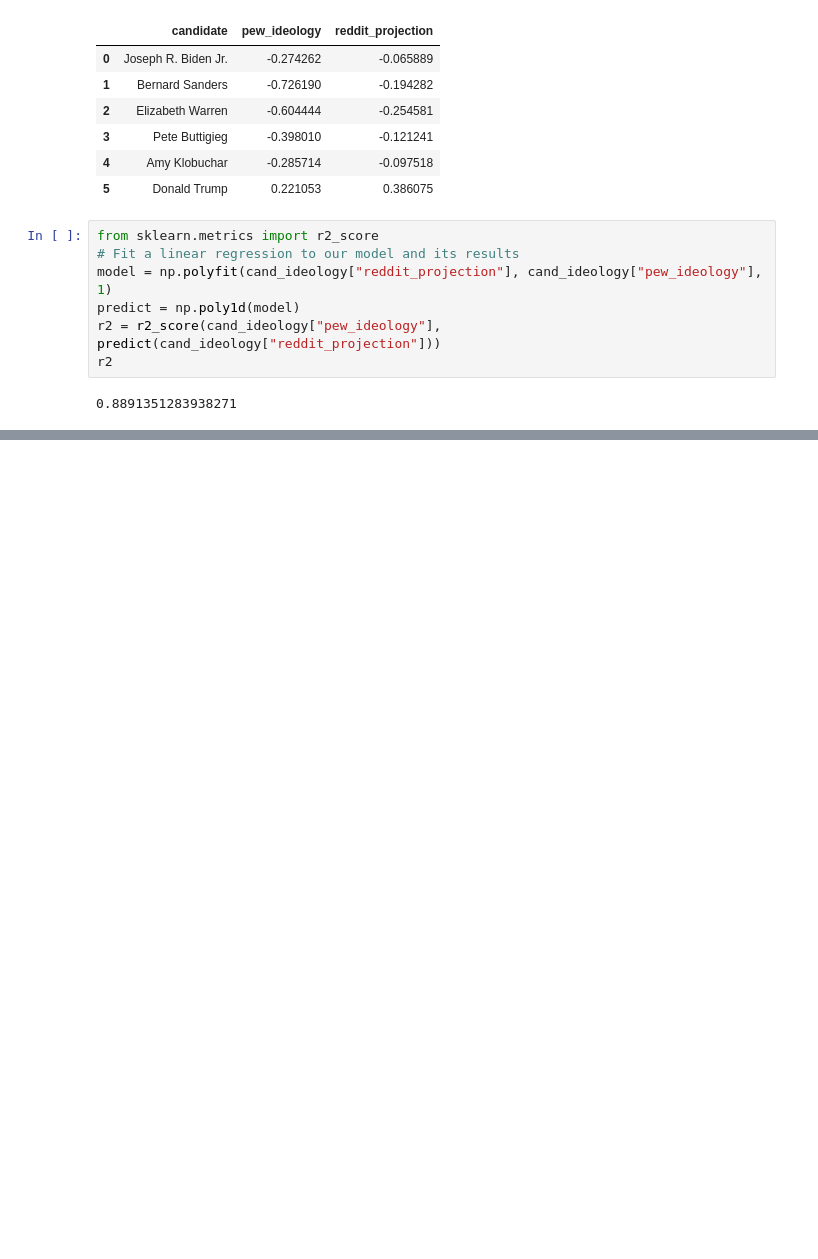
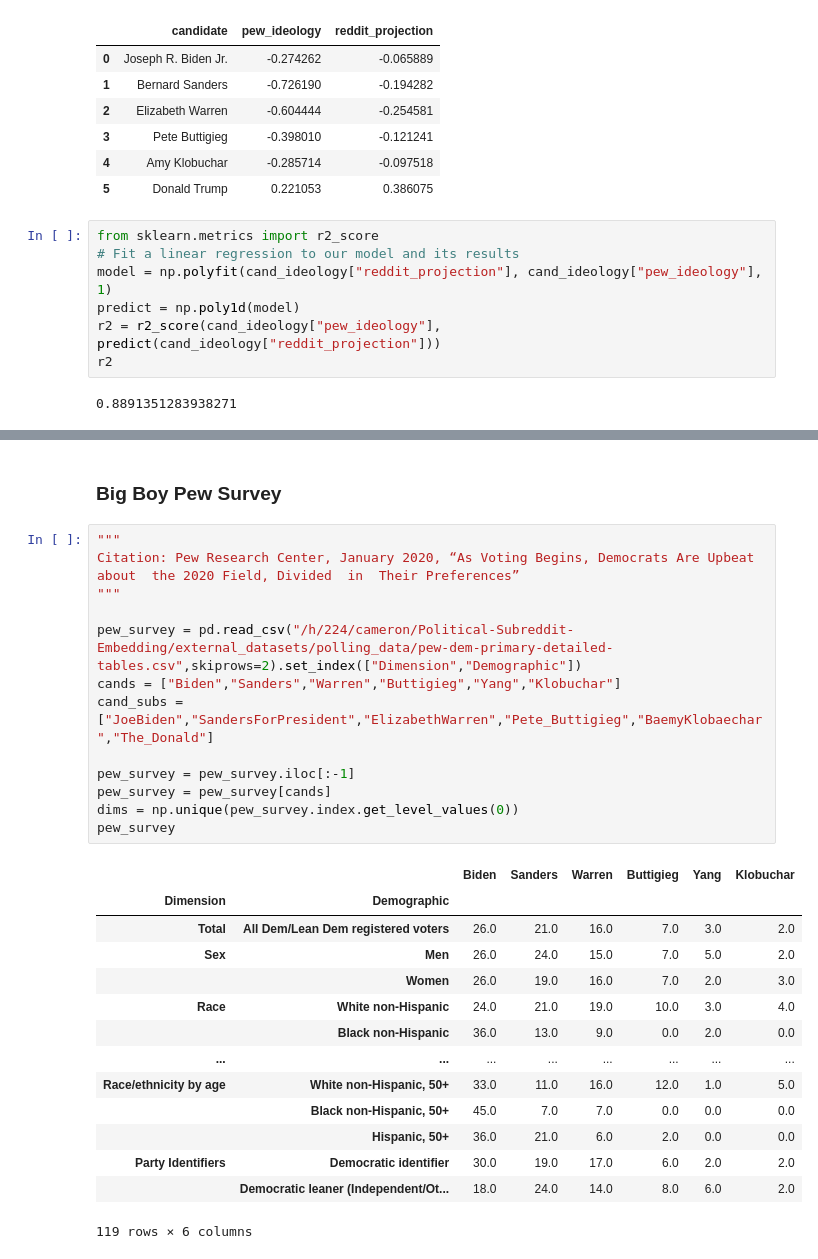
Before and after one commit to CSSLab/political-subreddits, a Jupyter notebook: Political_Dimensions.ipynb, the cells around one changed output, grey strips where cells are left out. Cells and saved outputs as stored; diff of their text form; blank space fills up the shorter version.

```diff
--- a/Political_Dimensions.ipynb
+++ b/Political_Dimensions.ipynb
@@ -311,3 +302,33 @@ fig.write_html("visualizations/Pew_Research-Ideology_dim.html")
 fig.show()
 # %% [output]
 [interactive output not drawn]
+# %% [markdown]
+### Big Boy Pew Survey
+# %%
+"""
+Citation: Pew Research Center, January 2020, “As Voting Begins, Democrats Are Upbeat  about  the 2020 Field, Divided  in  Their Preferences”
+"""
+
+pew_survey = pd.read_csv("/h/224/cameron/Political-Subreddit-Embedding/external_datasets/polling_data/pew-dem-primary-detailed-tables.csv",skiprows=2).set_index(["Dimension","Demographic"])
+cands = ["Biden","Sanders","Warren","Buttigieg","Yang","Klobuchar"]
+cand_subs = ["JoeBiden","SandersForPresident","ElizabethWarren","Pete_Buttigieg","BaemyKlobaechar","The_Donald"]
+
+pew_survey = pew_survey.iloc[:-1]
+pew_survey = pew_survey[cands]
+dims = np.unique(pew_survey.index.get_level_values(0))
+pew_survey
+# %% [output]
+|  |  | Biden | Sanders | Warren | Buttigieg | Yang | Klobuchar |
+| Dimension | Demographic |  |  |  |  |  |  |
+| Total | All Dem/Lean Dem registered voters | 26.0 | 21.0 | 16.0 | 7.0 | 3.0 | 2.0 |
+| Sex | Men | 26.0 | 24.0 | 15.0 | 7.0 | 5.0 | 2.0 |
+|  | Women | 26.0 | 19.0 | 16.0 | 7.0 | 2.0 | 3.0 |
+| Race | White non-Hispanic | 24.0 | 21.0 | 19.0 | 10.0 | 3.0 | 4.0 |
+|  | Black non-Hispanic | 36.0 | 13.0 | 9.0 | 0.0 | 2.0 | 0.0 |
+| ... | ... | ... | ... | ... | ... | ... | ... |
+| Race/ethnicity by age | White non-Hispanic, 50+ | 33.0 | 11.0 | 16.0 | 12.0 | 1.0 | 5.0 |
+|  | Black non-Hispanic, 50+ | 45.0 | 7.0 | 7.0 | 0.0 | 0.0 | 0.0 |
+|  | Hispanic, 50+ | 36.0 | 21.0 | 6.0 | 2.0 | 0.0 | 0.0 |
+| Party Identifiers | Democratic identifier | 30.0 | 19.0 | 17.0 | 6.0 | 2.0 | 2.0 |
+|  | Democratic leaner (Independent/Ot... | 18.0 | 24.0 | 14.0 | 8.0 | 6.0 | 2.0 |
+119 rows × 6 columns
```
Also changed, not shown: parts of 14 cells of this notebook, 3 other files.
